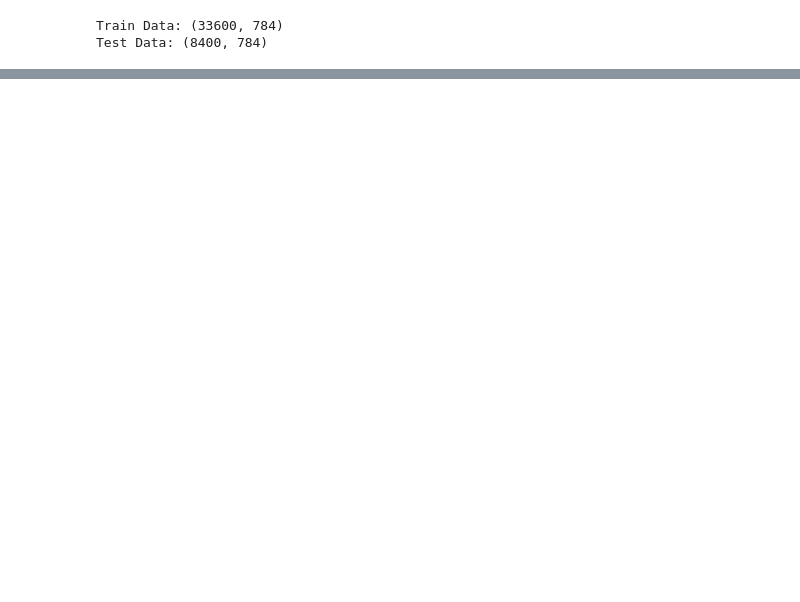
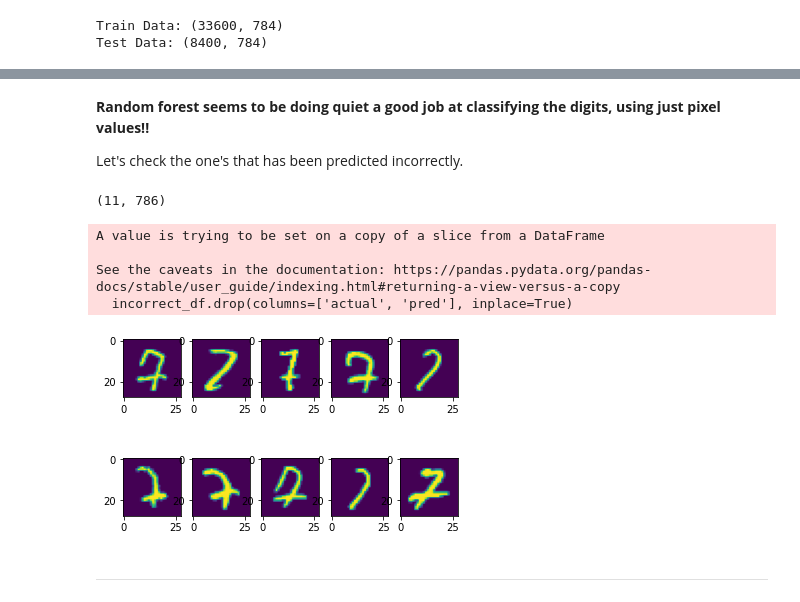
Before and after one commit to Accelerate-AI/Data-Science-Global-Bootcamp, a Jupyter notebook: 06 Decision Tree Models/AAI-DS-07_Ensemble_Models.ipynb, the cells around one changed output, grey strips where cells are left out. Drawn from its saved outputs; the diff is of its cells as text; code cells hidden in the pictures; blank space fills up the shorter version.

```diff
--- a/06 Decision Tree Models/AAI-DS-07_Ensemble_Models.ipynb
+++ b/06 Decision Tree Models/AAI-DS-07_Ensemble_Models.ipynb
@@ -105,0 +131,26 @@ Confusion Report
+# %% [markdown]
+**Random forest seems to be doing quiet a good job at classifying the digits, using just pixel values!!**
+
+Let's check the one's that has been predicted incorrectly.
+# %%
+X_test["actual"] = y_test
+X_test["pred"] = pred
+# %%
+incorrect_df = X_test.query('actual==7 & pred==2')
+incorrect_df.shape
+# %% [output]
+(11, 786)
+# %%
+#Plot the incorrect ones
+incorrect_df.drop(columns=['actual', 'pred'], inplace=True)
+for i in range(10):
+    plt.subplot(2,5, i+1)
+    print_image(i, incorrect_df)
+# %% [output]
+A value is trying to be set on a copy of a slice from a DataFrame
+
+See the caveats in the documentation: https://pandas.pydata.org/pandas-docs/stable/user_guide/indexing.html#returning-a-view-versus-a-copy
+  incorrect_df.drop(columns=['actual', 'pred'], inplace=True)
+[figure, added]
+# %% [markdown]
+***
```
Also changed, not shown: parts of 5 cells of this notebook.
